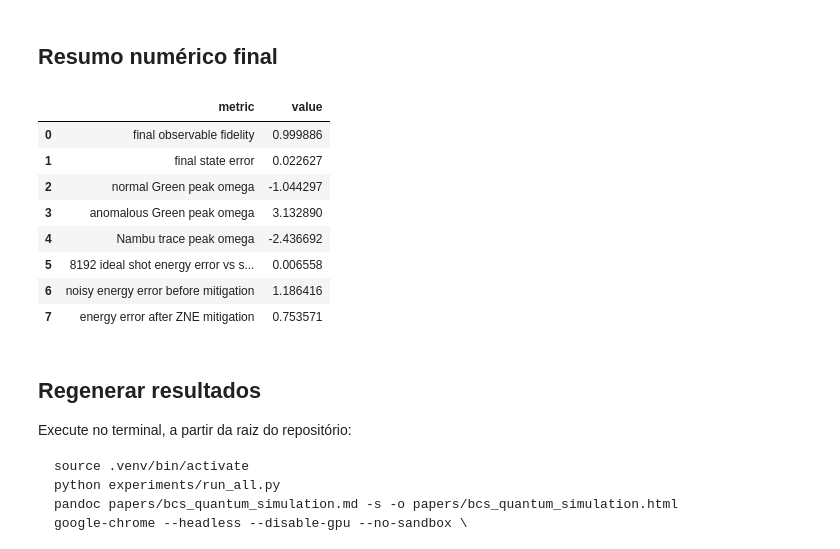
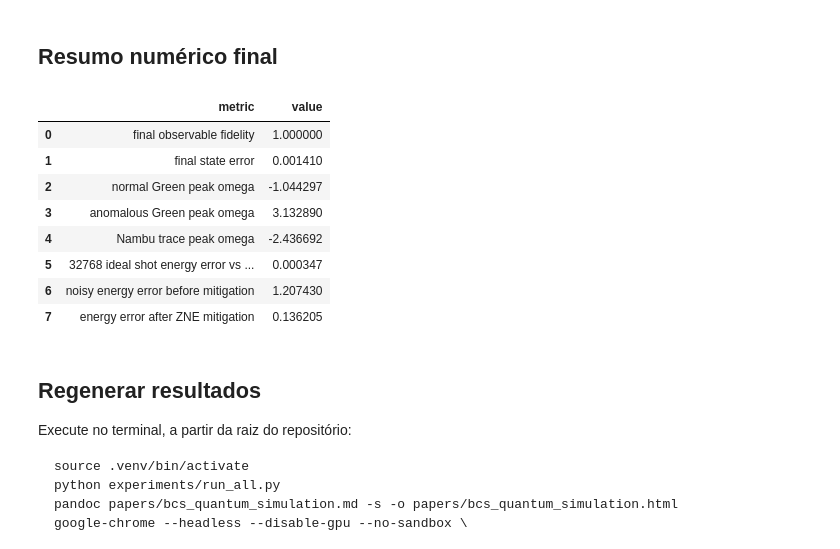
Before and after one commit to aocbaeta/quantum_comp, a Jupyter notebook: results/notebooks/bcs_paper_reproduction_executed.ipynb, the cells around one changed output. Drawn from its saved outputs; the diff is of its cells as text; code cells hidden in the pictures.

```diff
--- a/results/notebooks/bcs_paper_reproduction_executed.ipynb
+++ b/results/notebooks/bcs_paper_reproduction_executed.ipynb
@@ -205,31 +216,31 @@ for fig in [
 # %% [markdown]
 ## Resumo numérico final
 # %%
-energy_8192 = energy[(energy['mode'] == 'ideal_shots') & (energy['shots'] == 8192)].iloc[0]
-noisy_4096 = mitigation[(mitigation['mode'] == 'scaled_noise') & (mitigation['noise_scale'] == 1.0)].iloc[0]
+energy_32768 = energy[(energy['mode'] == 'ideal_shots') & (energy['shots'] == 32768)].iloc[0]
+noisy_scale_1 = mitigation[(mitigation['mode'] == 'scaled_noise') & (mitigation['noise_scale'] == 1.0)].iloc[0]
 zne = mitigation[mitigation['mode'] == 'linear_zne'].iloc[0]
 
 paper_summary = pd.DataFrame([
     {'metric': 'final observable fidelity', 'value': final_obs['fidelity']},
     {'metric': 'final state error', 'value': final_obs['state_error']},
     {'metric': 'normal Green peak omega', 'value': summary_spectral.loc[0, 'omega']},
     {'metric': 'anomalous Green peak omega', 'value': summary_spectral.loc[1, 'omega']},
     {'metric': 'Nambu trace peak omega', 'value': summary_spectral.loc[2, 'omega']},
-    {'metric': '8192 ideal shot energy error vs statevector', 'value': energy_8192['abs_error_vs_statevector']},
-    {'metric': 'noisy energy error before mitigation', 'value': noisy_4096['abs_error_vs_statevector']},
+    {'metric': '32768 ideal shot energy error vs statevector', 'value': energy_32768['abs_error_vs_statevector']},
+    {'metric': 'noisy energy error before mitigation', 'value': noisy_scale_1['abs_error_vs_statevector']},
     {'metric': 'energy error after ZNE mitigation', 'value': zne['abs_error_vs_statevector']},
 ])
 paper_summary
 # %% [output]
 |  | metric | value |
-| 0 | final observable fidelity | 0.999886 |
-| 1 | final state error | 0.022627 |
+| 0 | final observable fidelity | 1.000000 |
+| 1 | final state error | 0.001410 |
 | 2 | normal Green peak omega | -1.044297 |
 | 3 | anomalous Green peak omega | 3.132890 |
 | 4 | Nambu trace peak omega | -2.436692 |
-| 5 | 8192 ideal shot energy error vs s... | 0.006558 |
-| 6 | noisy energy error before mitigation | 1.186416 |
-| 7 | energy error after ZNE mitigation | 0.753571 |
+| 5 | 32768 ideal shot energy error vs ... | 0.000347 |
+| 6 | noisy energy error before mitigation | 1.207430 |
+| 7 | energy error after ZNE mitigation | 0.136205 |
 # %% [markdown]
 ## Regenerar resultados
 
```
Also changed, not shown: parts of 5 cells of this notebook, 56 other files.
